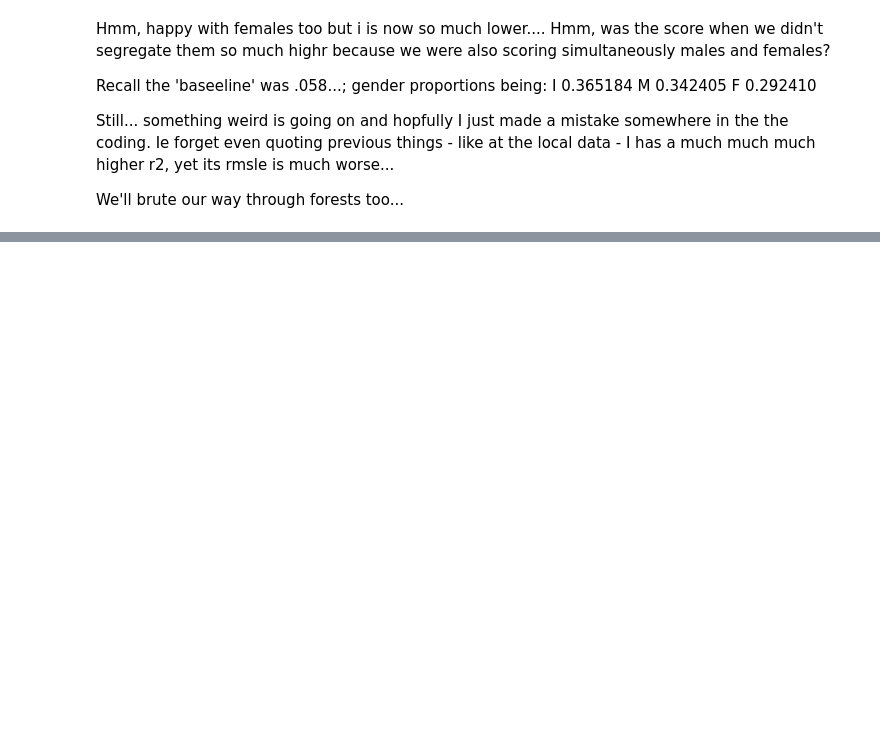
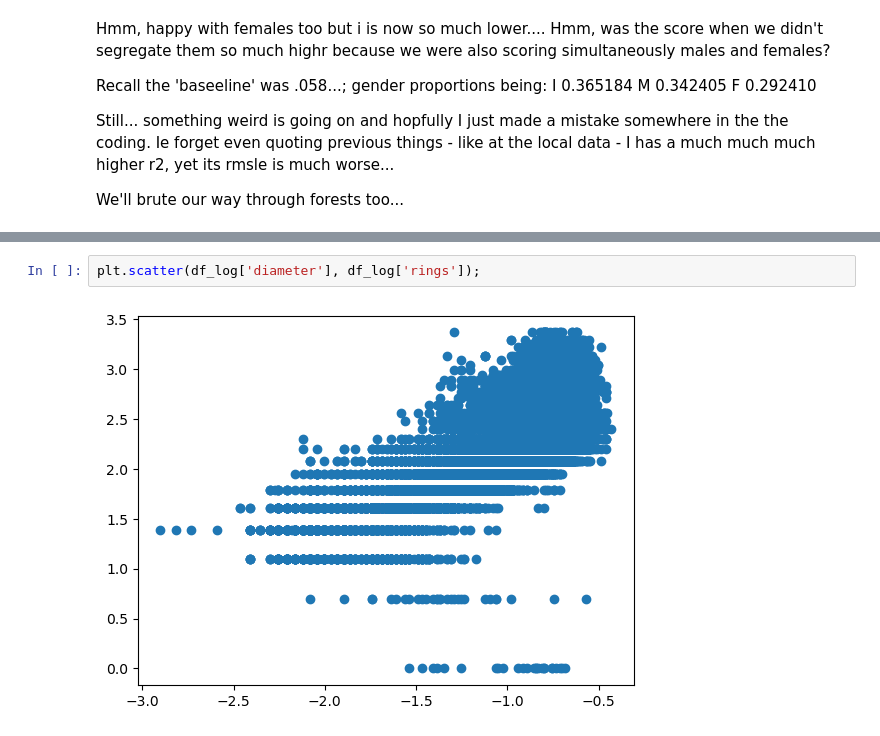
Before and after one commit to bwolff26/abalone_regression, a Jupyter notebook: code/modeling_ii.ipynb, the cells around one changed output, grey strips where cells are left out. Saved outputs shown, nothing was run; the diff lists cells and outputs as text; blank space fills up the shorter version.

```diff
--- a/code/modeling_ii.ipynb
+++ b/code/modeling_ii.ipynb
@@ -332,0 +420,4 @@ submission.to_csv(
+# %%
+plt.scatter(df_log['diameter'], df_log['rings']);
+# %% [output]
+[figure, added]
```
Also changed, not shown: parts of 35 cells of this notebook, 1 other file.
